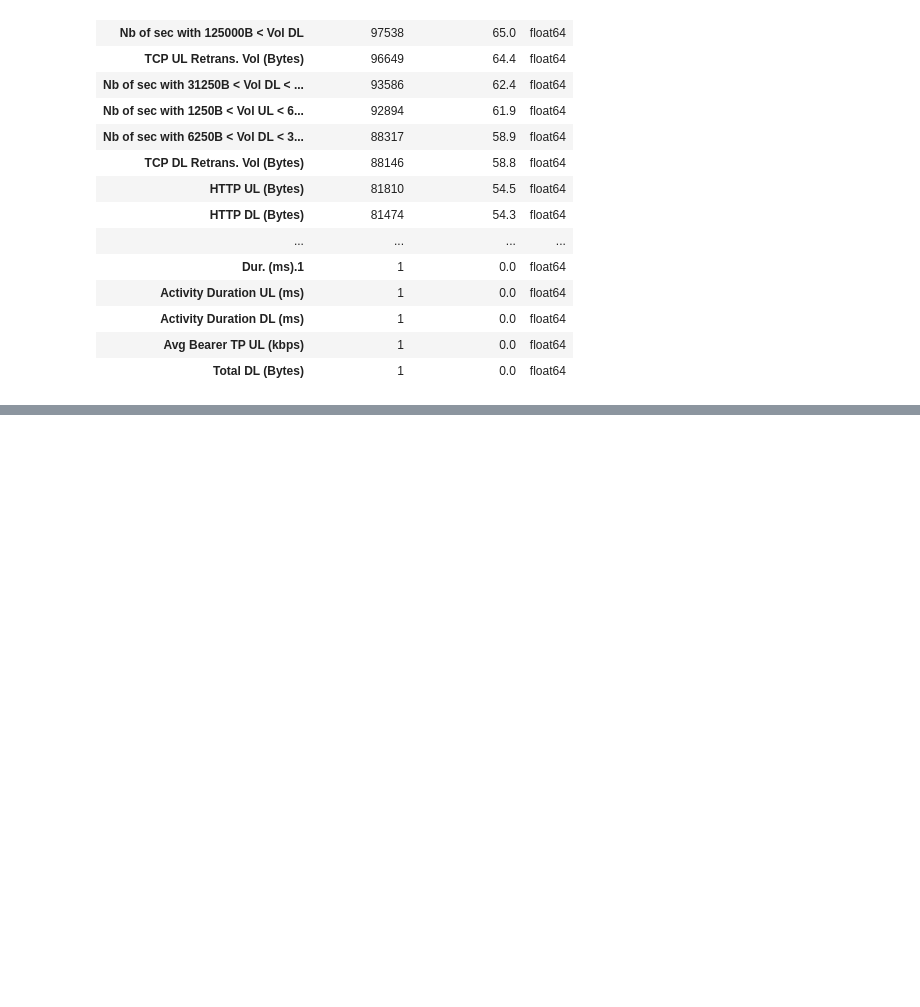
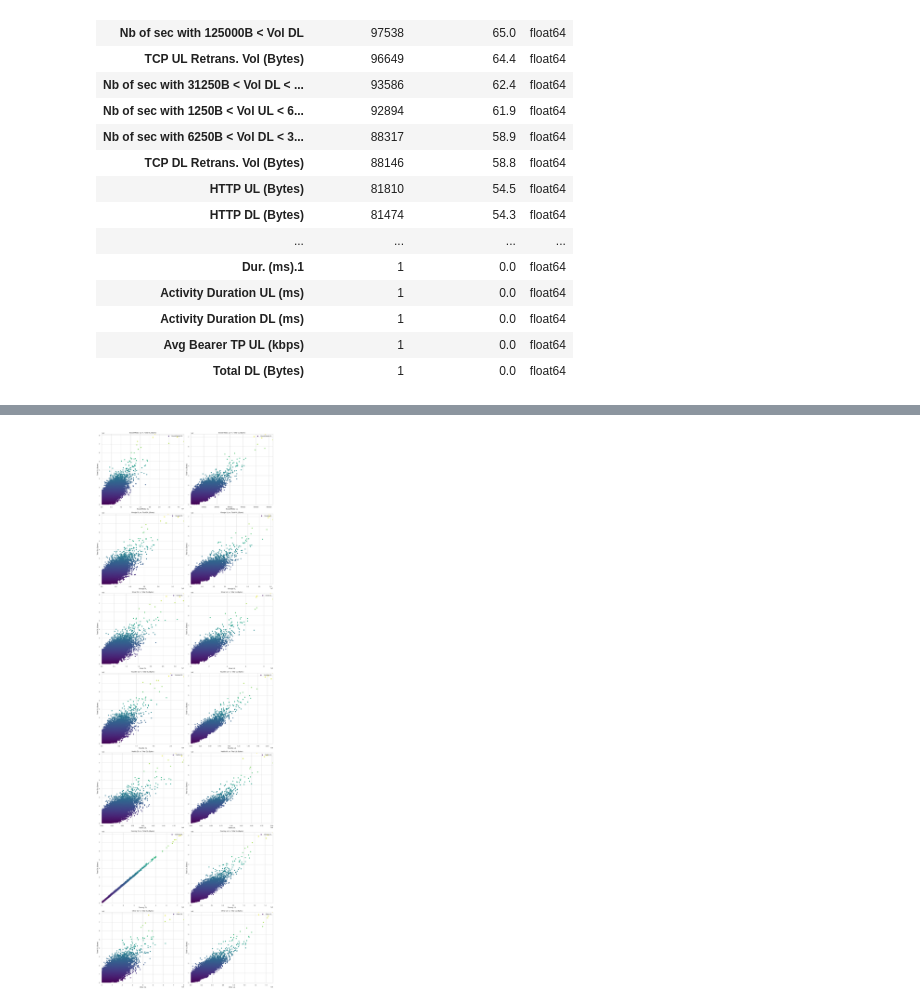
Before and after one commit to JaraGu/-Telecom-User-Analytics, a Jupyter notebook: notebooks/analysis.ipynb, the cells around one changed output, grey strips where cells are left out. Saved outputs shown, nothing was run; the diff lists cells and outputs as text; code cells hidden in the pictures; blank space fills up the shorter version.

```diff
--- a/notebooks/analysis.ipynb
+++ b/notebooks/analysis.ipynb
@@ -284,0 +271,10 @@ print(analysis_results)
+# %%
+
+app_columns = ['Social Media', 'Google', 'Email', 'Youtube', 'Netflix', 'Gaming', 'Other']
+
+total_dl_col = 'Total DL (Bytes)'
+total_ul_col = 'Total UL (Bytes)'
+
+plotting.bivariate_analysis(grouped_data, app_columns, total_dl_col, total_ul_col)
+# %% [output]
+[figure, added]
```
Also changed, not shown: parts of 20 cells of this notebook, 3 other files.
